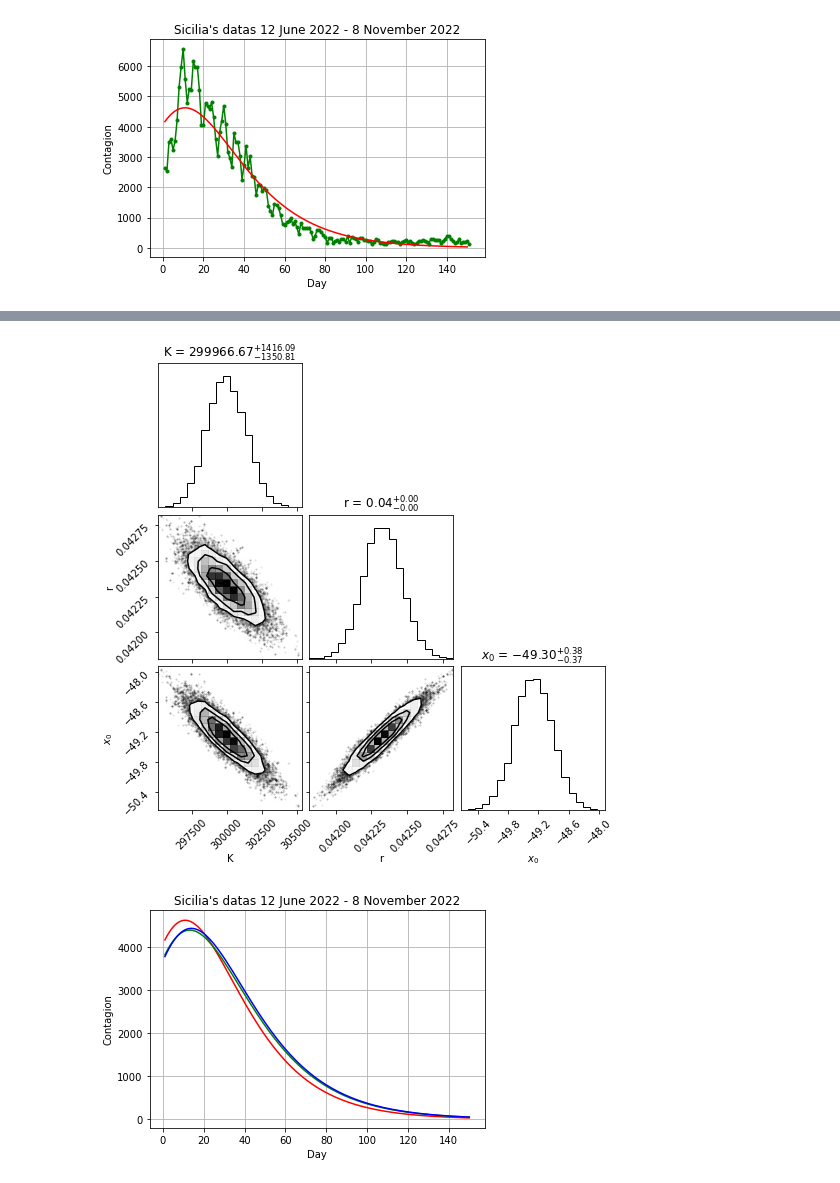
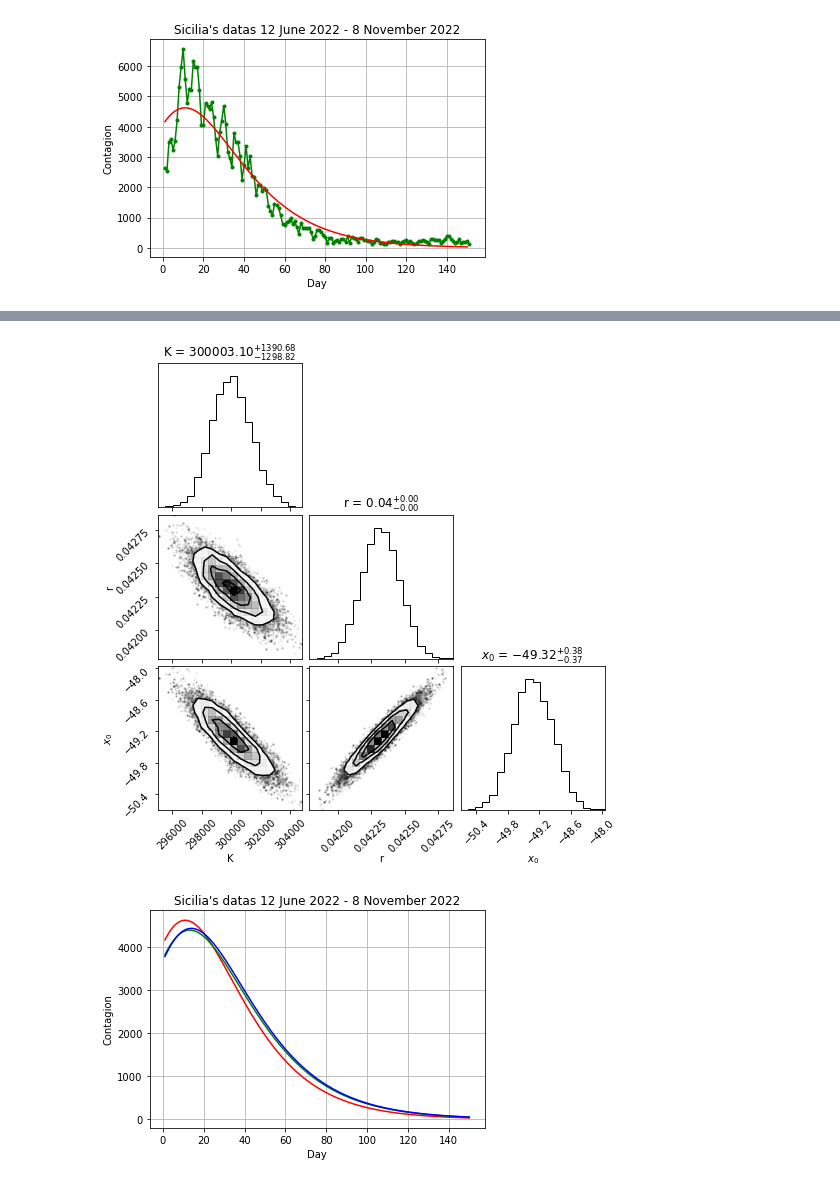
Before and after one commit to Daddi14/Progetto-Abilit-, a Jupyter notebook: progetto.ipynb, the cells around one changed output, grey strips where cells are left out. Drawn from its saved outputs; the diff is of its cells as text; code cells hidden in the pictures.

```diff
--- a/progetto.ipynb
+++ b/progetto.ipynb
@@ -130,10 +130,10 @@ axes[-1].set_xlabel("step number");
 # %%
 import corner
-flat_samples = sampler.get_chain(discard=100, flat=True)
+flat_samples = sampler.get_chain(discard=300, flat=True)
 
 fig = corner.corner(flat_samples, labels=labels, show_titles=True)
 # %% [output]
-[figure, old version]
+[figure, new version]
 # %%
 plt.title("Sicilia's datas 12 June 2022 - 8 November 2022")
 plt.xlabel('Day')
```
Also changed, not shown: parts of 1 cell of this notebook.
